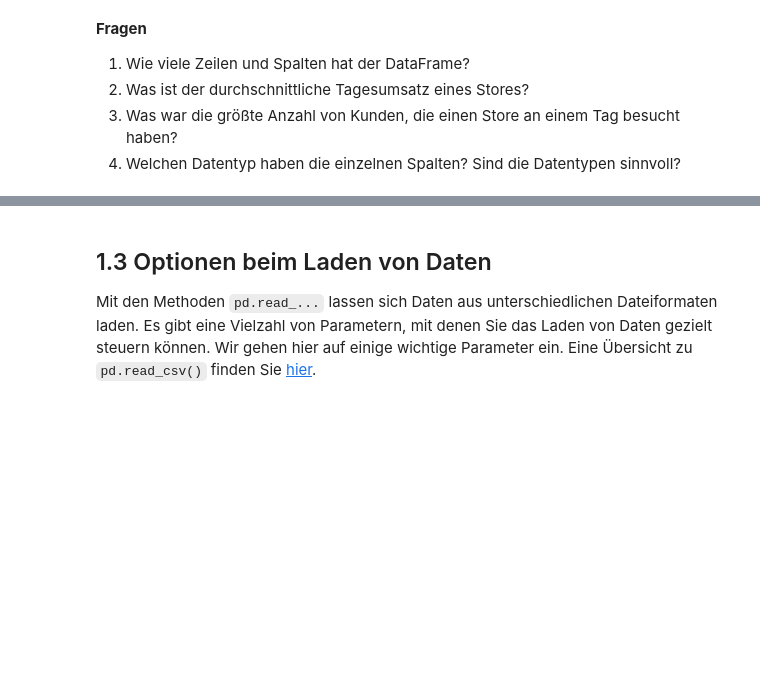
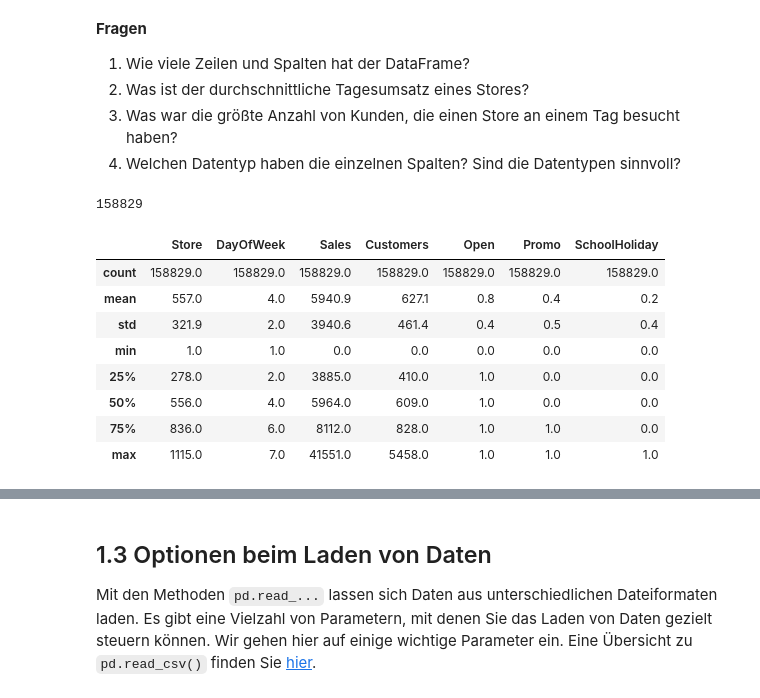
Before and after one commit to AlexKressner/Business_Intelligence, a Jupyter notebook: Pandas_Intro.ipynb, the cells around one changed output, grey strips where cells are left out. Drawn from its saved outputs; the diff is of its cells as text; code cells hidden in the pictures; blank space fills up the shorter version.

```diff
--- a/Pandas_Intro.ipynb
+++ b/Pandas_Intro.ipynb
@@ -96,3 +161,21 @@ sales.head()
 1. Was ist der durchschnittliche Tagesumsatz eines Stores?
 1. Was war die größte Anzahl von Kunden, die einen Store an einem Tag besucht haben?
 1. Welchen Datentyp haben die einzelnen Spalten? Sind die Datentypen sinnvoll?
+# %%
+# Frage1
+sales.shape[0]
+# %% [output]
+158829
+# %%
+# Frage2/3
+sales.describe()
+# %% [output]
+|  | Store | DayOfWeek | Sales | Customers | Open | Promo | SchoolHoliday |
+| count | 158829.0 | 158829.0 | 158829.0 | 158829.0 | 158829.0 | 158829.0 | 158829.0 |
+| mean | 557.0 | 4.0 | 5940.9 | 627.1 | 0.8 | 0.4 | 0.2 |
+| std | 321.9 | 2.0 | 3940.6 | 461.4 | 0.4 | 0.5 | 0.4 |
+| min | 1.0 | 1.0 | 0.0 | 0.0 | 0.0 | 0.0 | 0.0 |
+| 25% | 278.0 | 2.0 | 3885.0 | 410.0 | 1.0 | 0.0 | 0.0 |
+| 50% | 556.0 | 4.0 | 5964.0 | 609.0 | 1.0 | 0.0 | 0.0 |
+| 75% | 836.0 | 6.0 | 8112.0 | 828.0 | 1.0 | 1.0 | 0.0 |
+| max | 1115.0 | 7.0 | 41551.0 | 5458.0 | 1.0 | 1.0 | 1.0 |
```
Also changed, not shown: parts of 25 cells of this notebook.
